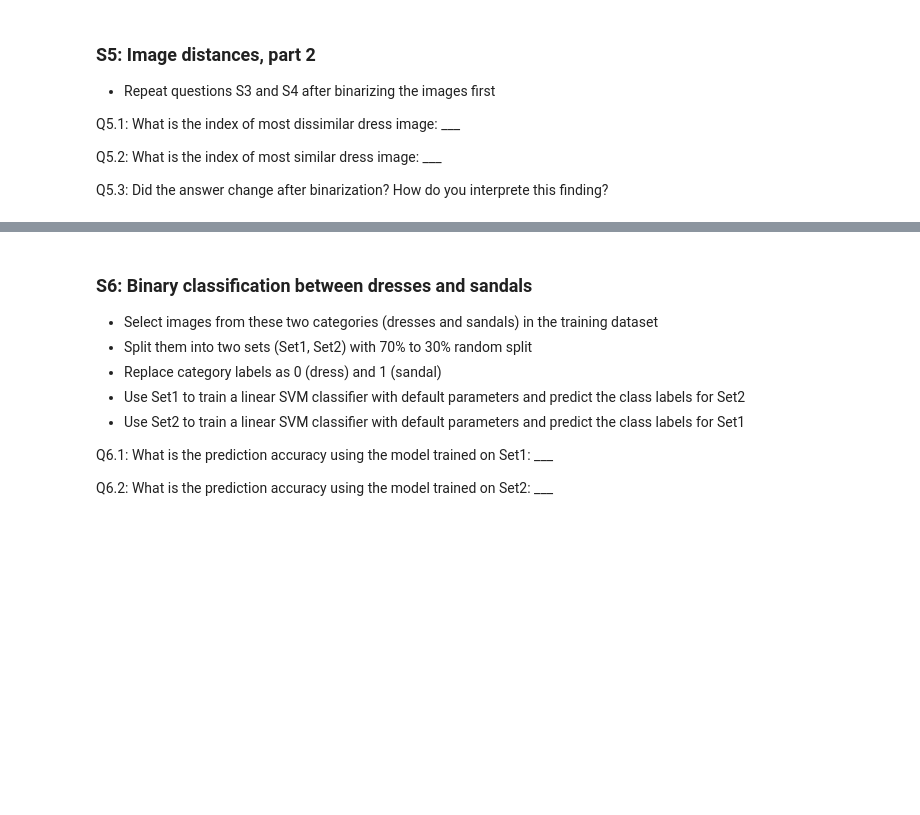
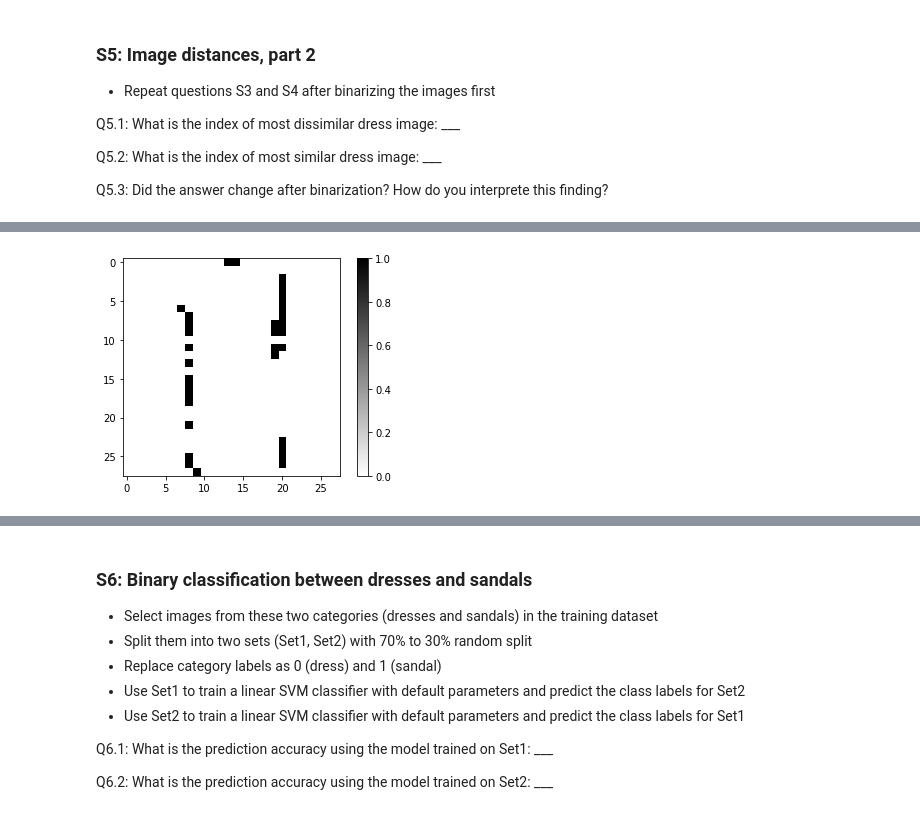
Before and after one commit to johnatawnclementawn/RemoteSensing_650_HW, a Jupyter notebook: HW1/MUSA650_Spring2022_HW1.ipynb, the cells around one changed output, grey strips where cells are left out. Drawn from its saved outputs; the diff is of its cells as text; code cells hidden in the pictures; blank space fills up the shorter version.

```diff
--- a/HW1/MUSA650_Spring2022_HW1.ipynb
+++ b/HW1/MUSA650_Spring2022_HW1.ipynb
@@ -306,0 +321,5 @@ vizIndvImg(calcMean(pd.DataFrame(bnDressesTrain)))
+# %%
+# Standard deviation of test binary dresses
+vizIndvImg(calcStdv(pd.DataFrame(bnDressesTest)))
+# %% [output]
+[figure, added]
```
Also changed, not shown: parts of 13 cells of this notebook.
